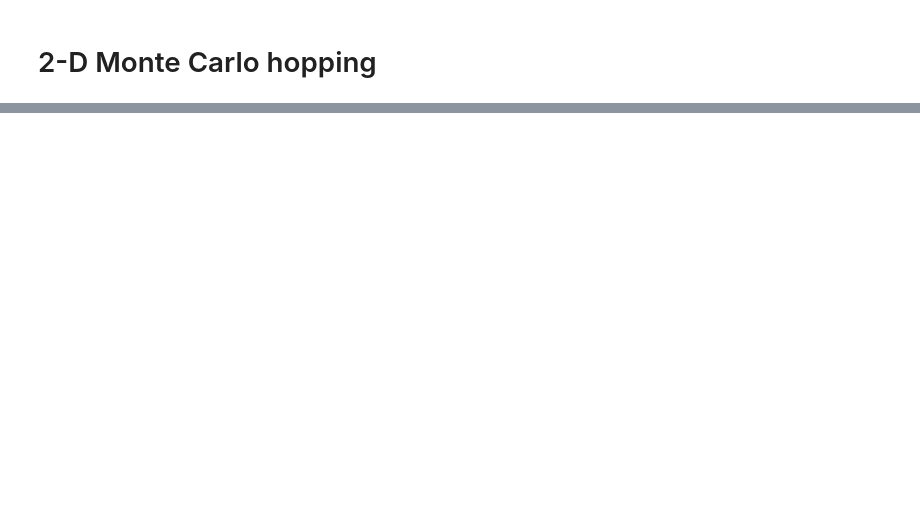
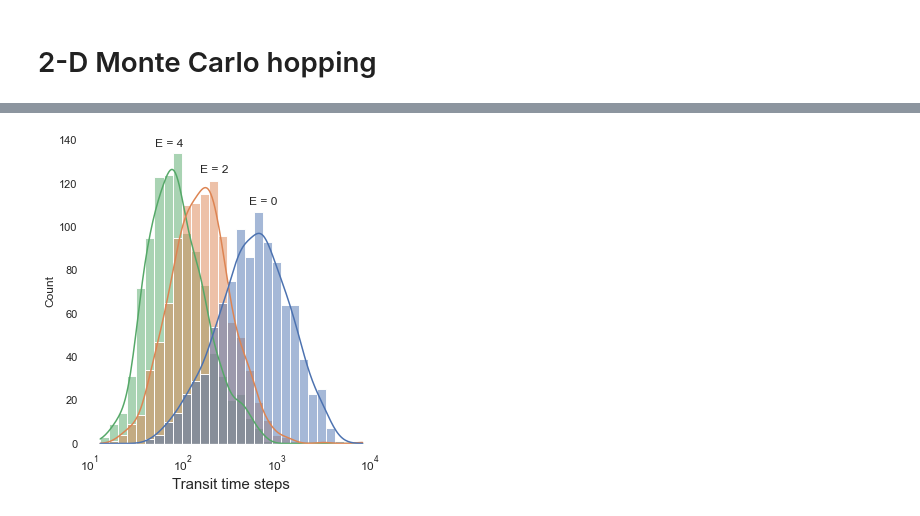
Before and after one commit to nataliemica/Monte-Carlo, a Jupyter notebook: monte_carlo_testing.ipynb, the cells around one changed output, grey strips where cells are left out. Drawn from its saved outputs; the diff is of its cells as text; code cells hidden in the pictures; blank space fills up the shorter version.

```diff
--- a/monte_carlo_testing.ipynb
+++ b/monte_carlo_testing.ipynb
@@ -130,0 +261,12 @@ def initialize(posVar, Evar, size):
+# %%
+sns.axes_style('white')
+sns.displot([transits_0,transits_2,transits_4], kind='hist', kde=True, log_scale=True, legend=False)
+plt.xlabel('Transit time steps', fontsize=15)
+plt.xticks(fontsize=12)
+plt.text(500,110,'E = 0', fontsize=12)
+plt.text(150,125,'E = 2', fontsize=12)
+plt.text(50,137,'E = 4', fontsize=12)
+plt.savefig('2D_times_varied_E.png')
+plt.show()
+# %% [output]
+[figure, added]
```
Also changed, not shown: parts of 13 cells of this notebook, 4 other files.
